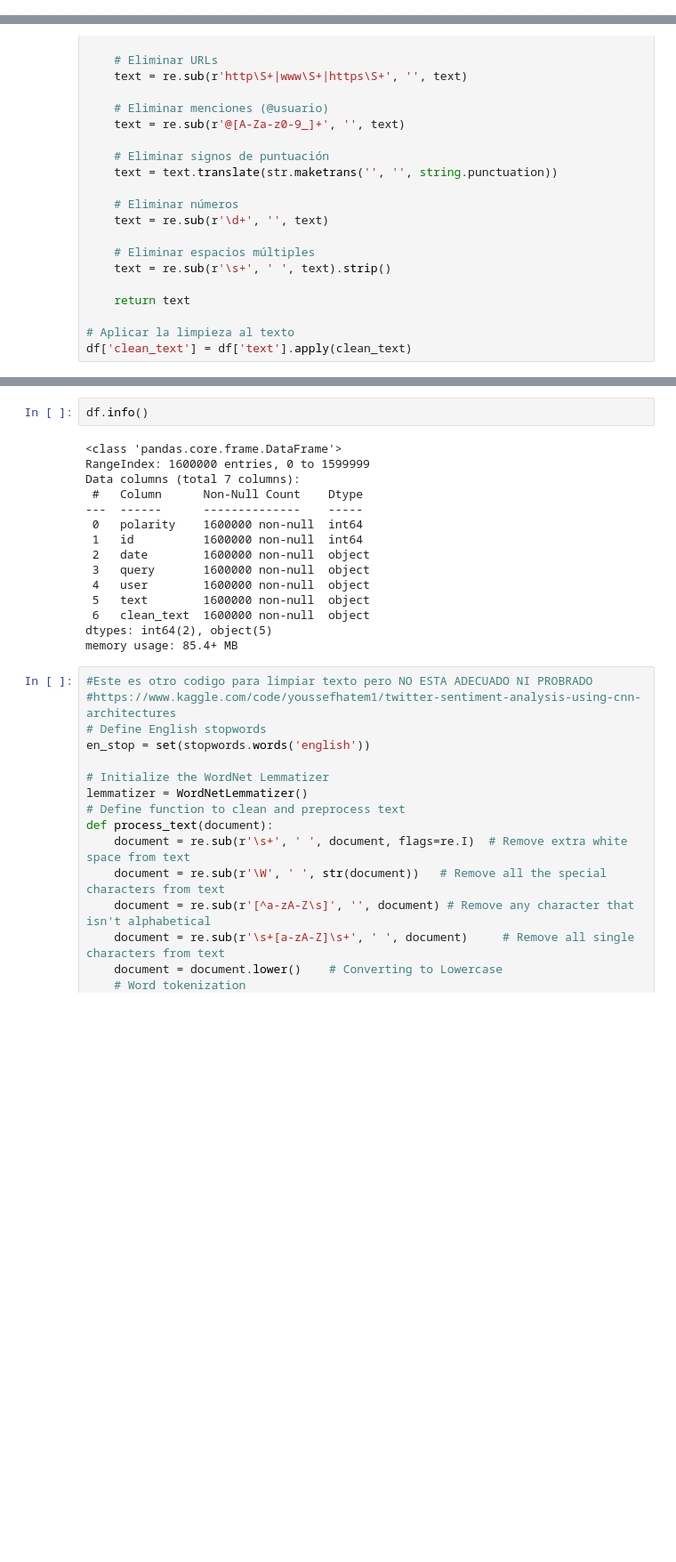
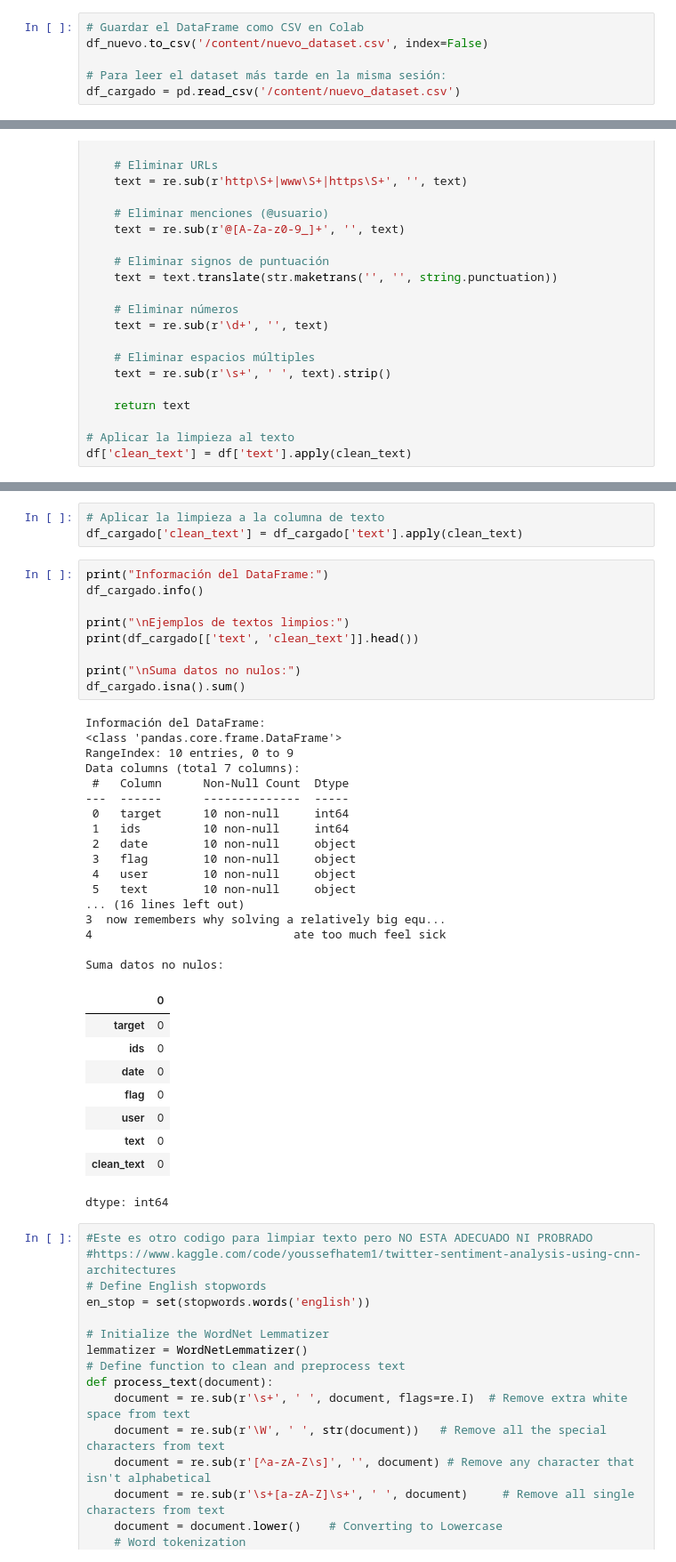
Before and after one commit to Israel-Mege/sentiment_analysis, a Jupyter notebook: 01_Sentiment_Analysis_BCXP.ipynb, the cells around one changed output, grey strips where cells are left out. Shown at 89% size. Drawn from its saved outputs; the diff is of its cells as text; blank space fills up the shorter version.

Commit message:
correcciones limpieza de datos y creacion de nuevo dataset para aplicar cambios dentro de sesion colab

```diff
--- a/01_Sentiment_Analysis_BCXP.ipynb
+++ b/01_Sentiment_Analysis_BCXP.ipynb
@@ -183,2 +176,8 @@ files.download('nuevo_dataset.csv')
+# %%
+# Guardar el DataFrame como CSV en Colab
+df_nuevo.to_csv('/content/nuevo_dataset.csv', index=False)
+
+# Para leer el dataset más tarde en la misma sesión:
+df_cargado = pd.read_csv('/content/nuevo_dataset.csv')
 # %% [markdown]
 ##Limpieza de datos
@@ -238,20 +209,42 @@ df.sample(5)
-# %%
-df.info()
-# %% [output]
-<class 'pandas.core.frame.DataFrame'>
-RangeIndex: 1600000 entries, 0 to 1599999
-Data columns (total 7 columns):
- #   Column      Non-Null Count    Dtype
----  ------      --------------    -----
- 0   polarity    1600000 non-null  int64
- 1   id          1600000 non-null  int64
- 2   date        1600000 non-null  object
- 3   query       1600000 non-null  object
- 4   user        1600000 non-null  object
- 5   text        1600000 non-null  object
- 6   clean_text  1600000 non-null  object
-dtypes: int64(2), object(5)
-memory usage: 85.4+ MB
+# %%
+# Aplicar la limpieza a la columna de texto
+df_cargado['clean_text'] = df_cargado['text'].apply(clean_text)
+# %%
+print("Información del DataFrame:")
+df_cargado.info()
+
+print("\nEjemplos de textos limpios:")
+print(df_cargado[['text', 'clean_text']].head())
+
+print("\nSuma datos no nulos:")
+df_cargado.isna().sum()
+# %% [output]
+Información del DataFrame:
+<class 'pandas.core.frame.DataFrame'>
+RangeIndex: 10 entries, 0 to 9
+Data columns (total 7 columns):
+ #   Column      Non-Null Count  Dtype
+---  ------      --------------  -----
+ 0   target      10 non-null     int64
+ 1   ids         10 non-null     int64
+ 2   date        10 non-null     object
+ 3   flag        10 non-null     object
+ 4   user        10 non-null     object
+ 5   text        10 non-null     object
+... (16 lines left out)
+3  now remembers why solving a relatively big equ...
+4                             ate too much feel sick
+
+Suma datos no nulos:
+|  | 0 |
+| target | 0 |
+| ids | 0 |
+| date | 0 |
+| flag | 0 |
+| user | 0 |
+| text | 0 |
+| clean_text | 0 |
+dtype: int64
 # %%
 #Este es otro codigo para limpiar texto pero NO ESTA ADECUADO NI PROBRADO
 #https://www.kaggle.com/code/youssefhatem1/twitter-sentiment-analysis-using-cnn-architectures
```
Also changed, not shown: parts of 12 cells of this notebook.
